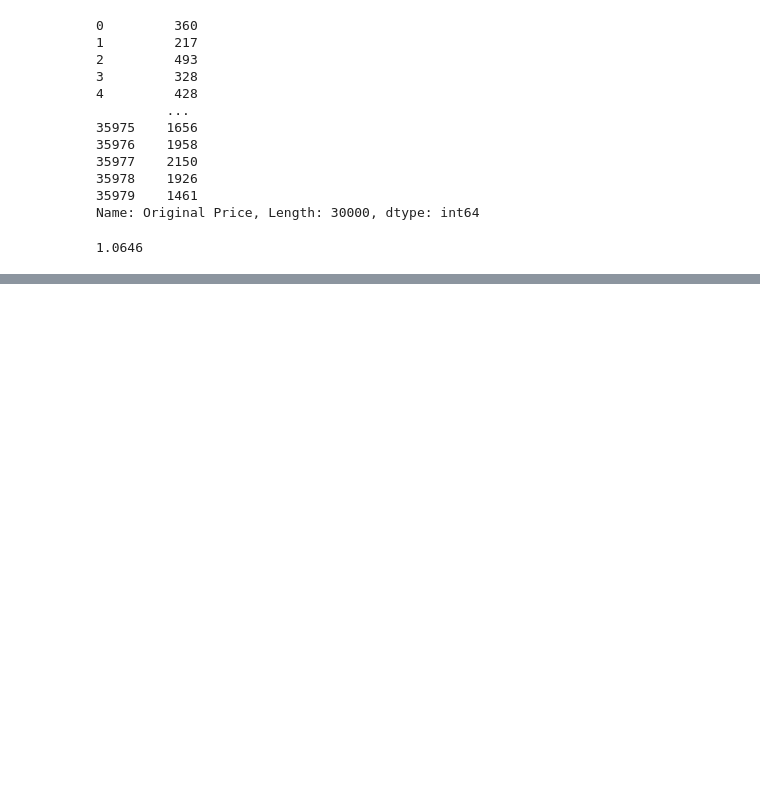
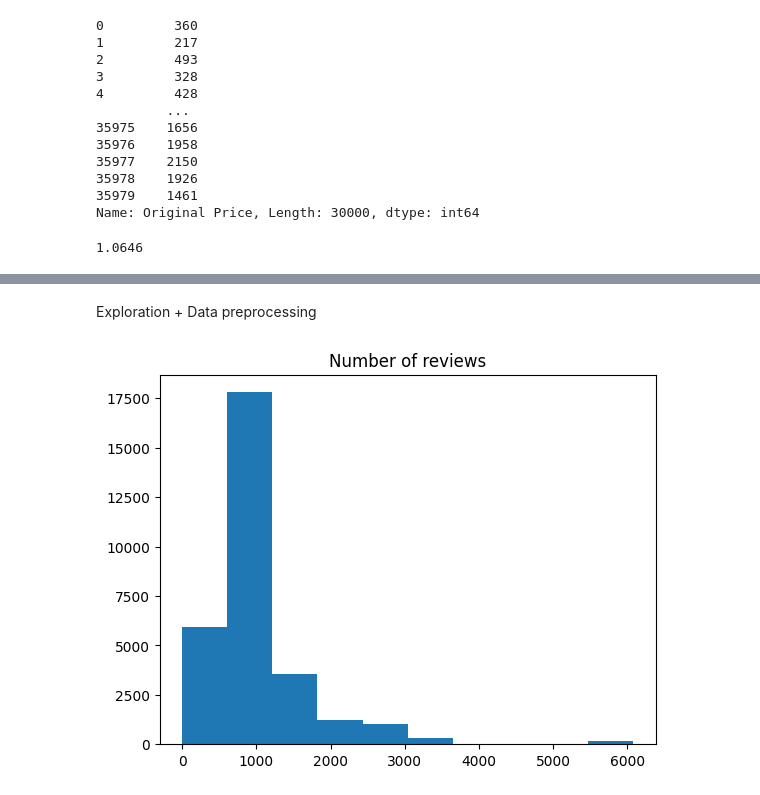
Before and after one commit to yarinr25/DSF---final-project, a Jupyter notebook: Notebooks/expedia/expedia_cleaning.ipynb, the cells around one changed output, grey strips where cells are left out. Drawn from its saved outputs; the diff is of its cells as text; code cells hidden in the pictures; blank space fills up the shorter version.

```diff
--- a/Notebooks/expedia/expedia_cleaning.ipynb
+++ b/Notebooks/expedia/expedia_cleaning.ipynb
@@ -211,0 +252,2 @@ df.head(20)
+# %% [markdown]
+Exploration + Data preprocessing
@@ -211,0 +256,6 @@ df.head(20)
+# %%
+plt.hist(df['Num of Reviews'])
+plt.title('Number of reviews')
+plt.show()
+# %% [output]
+[figure, added]
```
Also changed, not shown: parts of 31 cells of this notebook.
